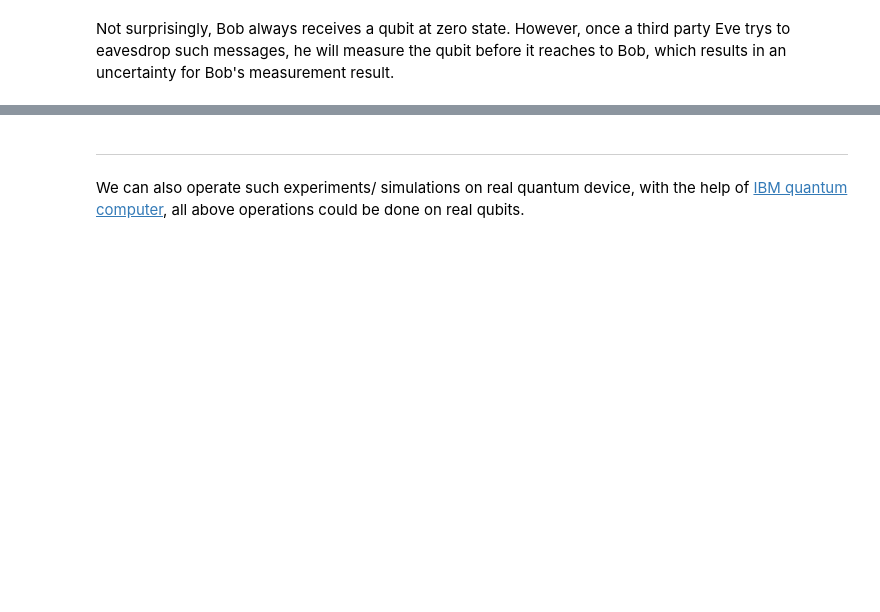
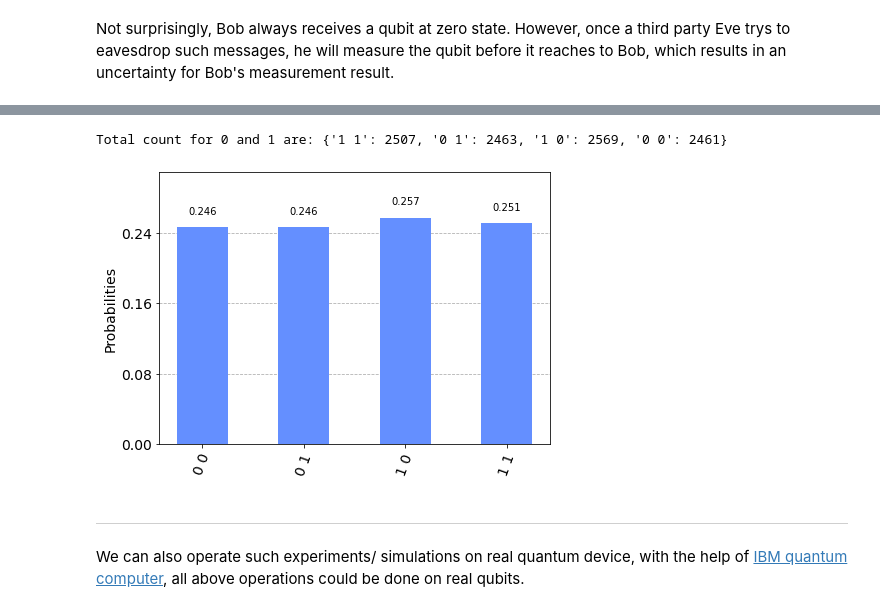
Before and after one commit to ubsuny/myfavoritequantumexperiment-CarlatBuffalo, a Jupyter notebook: hw8.ipynb, the cells around one changed output, grey strips where cells are left out. Drawn from its saved outputs; the diff is of its cells as text; code cells hidden in the pictures; blank space fills up the shorter version.

Commit message:
tele

```diff
--- a/hw8.ipynb
+++ b/hw8.ipynb
@@ -102,3 +154,15 @@ tele_circuit = QuantumCircuit(qr,cr1,cr2)
+# %%
+# use Aer's simulator to transpile
+compiled_telecircuit = transpile(qc, simulator)
+tele_result = simulator.run(compiled_telecircuit, shots=nshots).result()
+
+# Returns counts
+tele_counts = tele_result.get_counts(qc)
+print("\nTotal count for 0 and 1 are:",tele_counts)
+plot_histogram(tele_result.get_counts())
+# %% [output]
+Total count for 0 and 1 are: {'1 1': 2507, '0 1': 2463, '1 0': 2569, '0 0': 2461}
+[figure, added]
 # %% [markdown]
 ---
 We can also operate such experiments/ simulations on real quantum device, with the help of [IBM quantum computer](https://quantum-computing.ibm.com/composer), all above operations could be done on real qubits.
```
Also changed, not shown: parts of 8 cells of this notebook.
